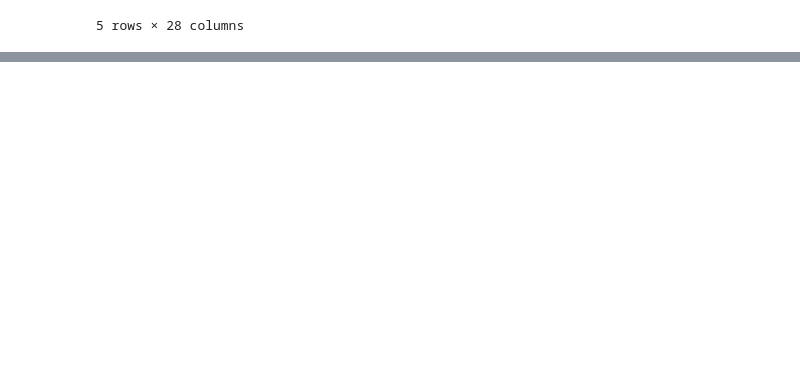
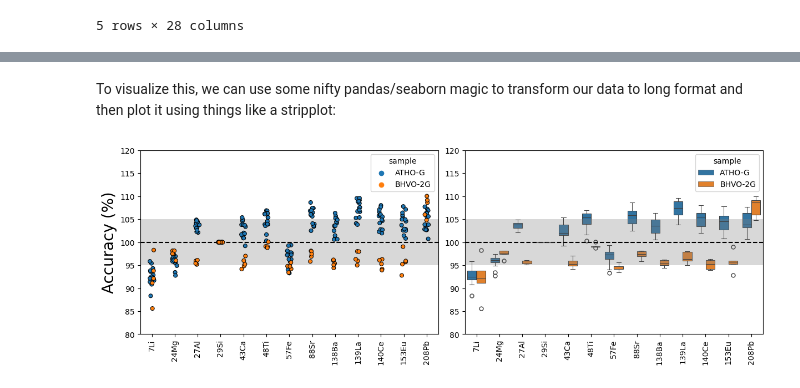
Before and after one commit to jlubbersgeo/lasertram, a Jupyter notebook: lasertram_tutorial.ipynb, the cells around one changed output, grey strips where cells are left out. Saved outputs shown, nothing was run; the diff lists cells and outputs as text; code cells hidden in the pictures; blank space fills up the shorter version.

Commit message:
added SRM accuracy func

```diff
--- a/lasertram_tutorial.ipynb
+++ b/lasertram_tutorial.ipynb
@@ -339,0 +356,47 @@ concentrations.SRM_concentrations.head()
+# %% [markdown]
+To visualize this, we can use some nifty pandas/seaborn magic to transform our data to long format and then plot it using things like a stripplot:
+# %%
+# convert to long format
+melted_srm_accuracies = pd.melt(
+    concentrations.SRM_accuracies.reset_index(),
+    id_vars="sample",
+    value_vars=concentrations.analytes,
+)
+
+# plot it up!
+fig, ax = plt.subplots(1,2,figsize = (12,4),layout = 'constrained')
+
+sns.stripplot(
+    data=melted_srm_accuracies,
+    x="variable",
+    y="value",
+    hue="sample",
+    linewidth=0.75,
+    edgecolor="k",
+    ax=ax[0],
+)
+ax[0].set_xticks(ax[0].get_xticks())
+ax[0].set_xticklabels(ax[0].get_xticklabels(), rotation=90)
+ax[0].set_xlabel("")
+ax[0].set_ylabel("Accuracy (%)", fontsize=20)
+
+sns.boxplot(
+    data=melted_srm_accuracies,
+    x="variable",
+    y="value",
+    hue="sample",
+    linewidth=0.75,
+    flierprops={"marker": "o","mfc":"none"},
+    ax=ax[1],
+)
+ax[1].set_xticks(ax[1].get_xticks())
+ax[1].set_xticklabels(ax[1].get_xticklabels(), rotation=90)
+ax[1].set_xlabel("")
+ax[1].set_ylabel("")
+
+for a in ax:
+    a.axhspan(95,105,facecolor = 'gray',alpha = .3)
+    a.axhline(100,ls = '--',color = 'k')
+    a.set_ylim(80,120)
+# %% [output]
+[figure, added]
```
Also changed, not shown: parts of 6 cells of this notebook, 1 other file.
